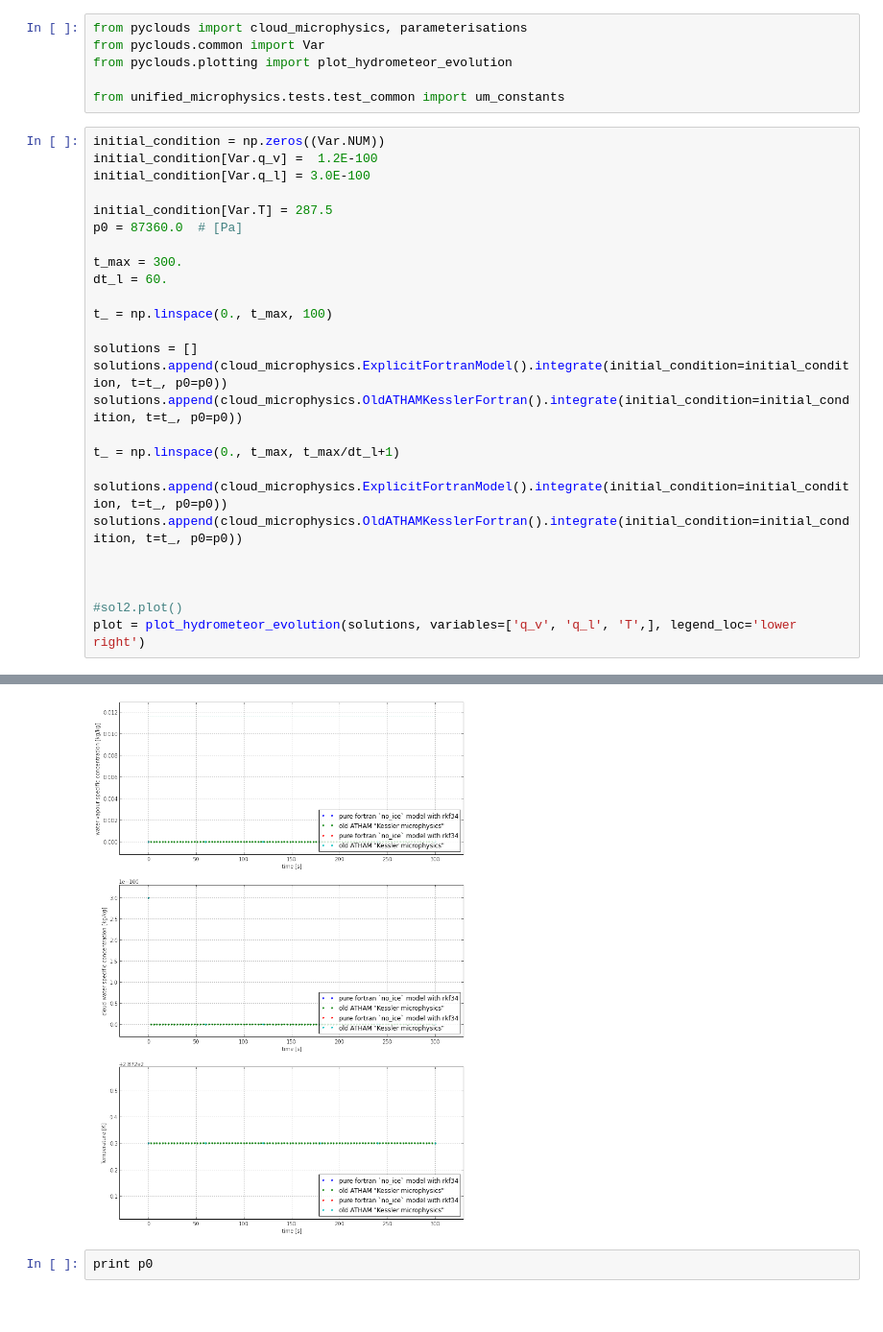
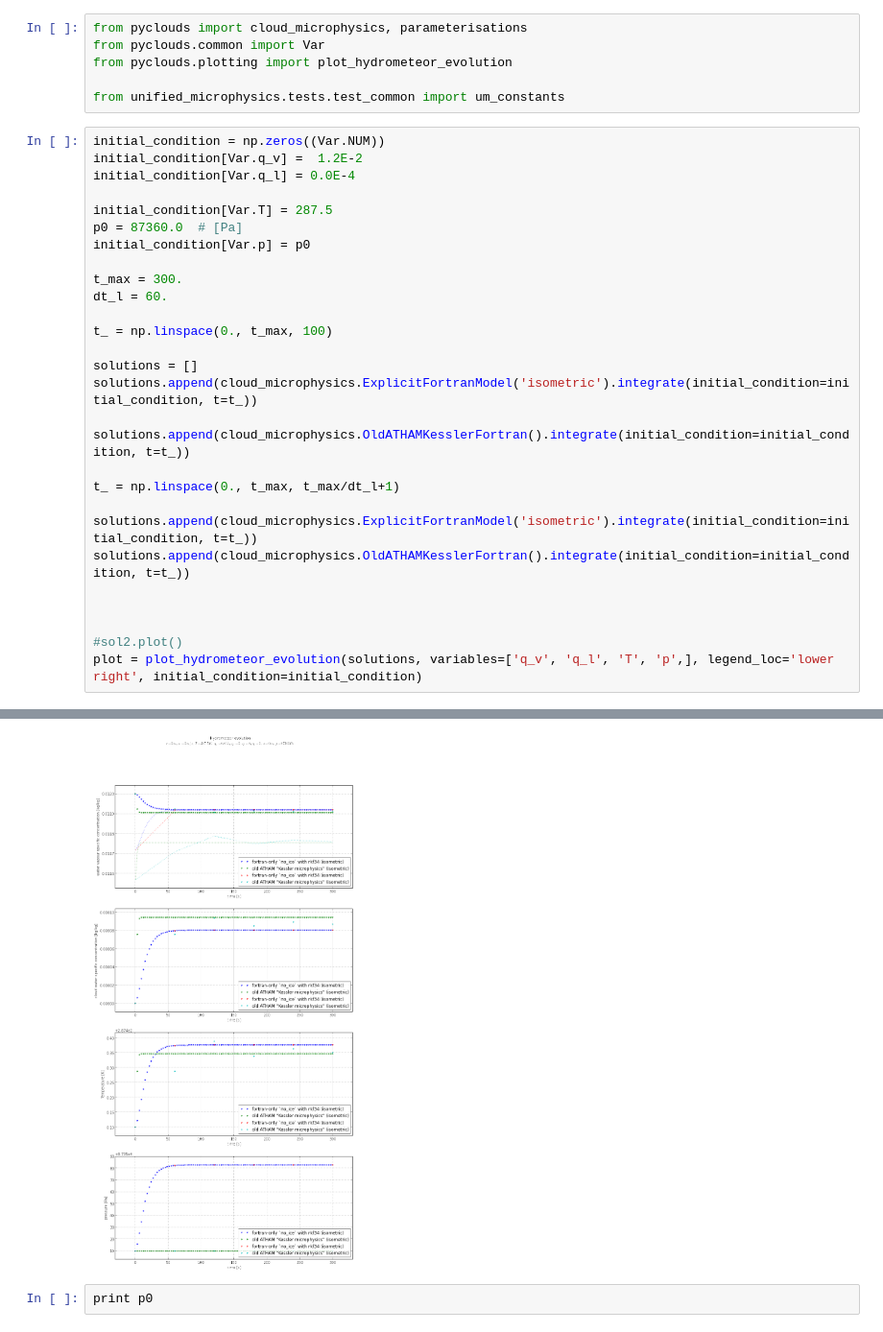
Before and after one commit to leifdenby/python-cloudmodel, a Jupyter notebook: pyclouds/notebooks/Timestep size and stability.ipynb, the cells around one changed output, grey strips where cells are left out. Shown at 96% size. Saved outputs shown, nothing was run; the diff lists cells and outputs as text.

Commit message:
Isometric moist adjustment microphysics

```diff
--- a/pyclouds/notebooks/Timestep size and stability.ipynb
+++ b/pyclouds/notebooks/Timestep size and stability.ipynb
@@ -12,11 +12,12 @@ from pyclouds.plotting import plot_hydrometeor_evolution
 from unified_microphysics.tests.test_common import um_constants
 # %%
 initial_condition = np.zeros((Var.NUM))
-initial_condition[Var.q_v] =  1.2E-100
-initial_condition[Var.q_l] = 3.0E-100
+initial_condition[Var.q_v] =  1.2E-2
+initial_condition[Var.q_l] = 0.0E-4
 
 initial_condition[Var.T] = 287.5
 p0 = 87360.0  # [Pa]
+initial_condition[Var.p] = p0
 
 t_max = 300.
 dt_l = 60.
@@ -24,16 +25,17 @@ dt_l = 60.
 t_ = np.linspace(0., t_max, 100)
 
 solutions = []
-solutions.append(cloud_microphysics.ExplicitFortranModel().integrate(initial_condition=initial_condition, t=t_, p0=p0))
-solutions.append(cloud_microphysics.OldATHAMKesslerFortran().integrate(initial_condition=initial_condition, t=t_, p0=p0))
+solutions.append(cloud_microphysics.ExplicitFortranModel('isometric').integrate(initial_condition=initial_condition, t=t_))
+
+solutions.append(cloud_microphysics.OldATHAMKesslerFortran().integrate(initial_condition=initial_condition, t=t_))
 
 t_ = np.linspace(0., t_max, t_max/dt_l+1)
 
-solutions.append(cloud_microphysics.ExplicitFortranModel().integrate(initial_condition=initial_condition, t=t_, p0=p0))
-solutions.append(cloud_microphysics.OldATHAMKesslerFortran().integrate(initial_condition=initial_condition, t=t_, p0=p0))
+solutions.append(cloud_microphysics.ExplicitFortranModel('isometric').integrate(initial_condition=initial_condition, t=t_))
+solutions.append(cloud_microphysics.OldATHAMKesslerFortran().integrate(initial_condition=initial_condition, t=t_))
 
 
 
 #sol2.plot()
-plot = plot_hydrometeor_evolution(solutions, variables=['q_v', 'q_l', 'T',], legend_loc='lower right')
+plot = plot_hydrometeor_evolution(solutions, variables=['q_v', 'q_l', 'T', 'p',], legend_loc='lower right', initial_condition=initial_condition)
 # %% [output]
@@ -47,3 +42,3 @@ bottom=287.5, top=287.5
-[figure, old version]
+[figure, new version]
 # %%
 print p0
```
Also changed, not shown: parts of 1 cell of this notebook, 2 other files.
